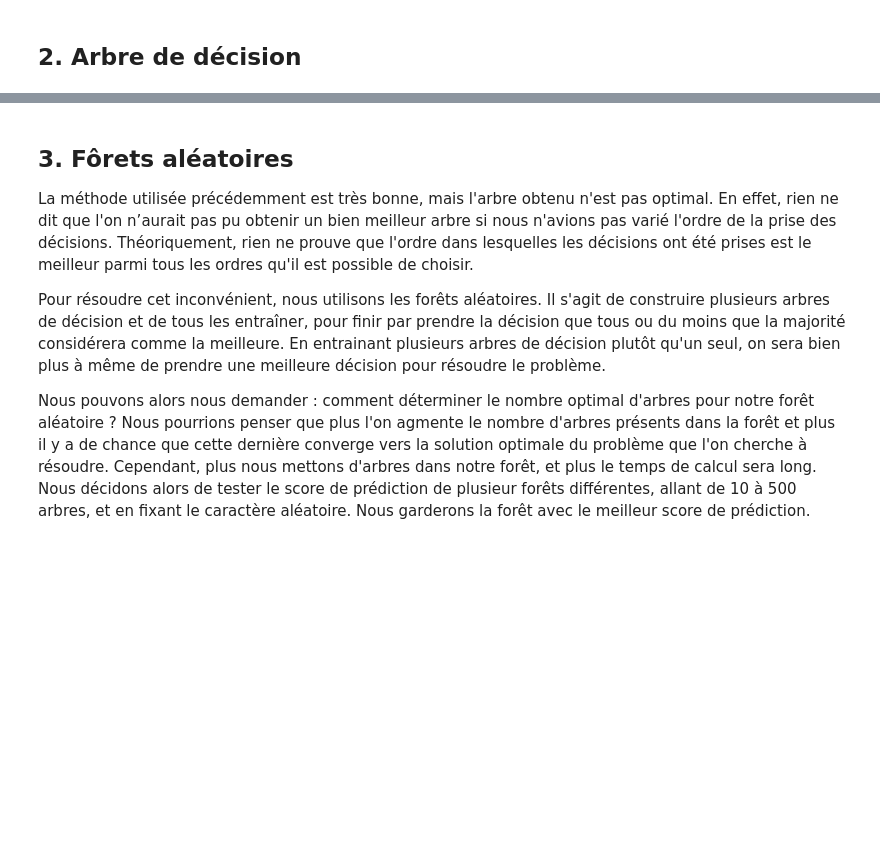
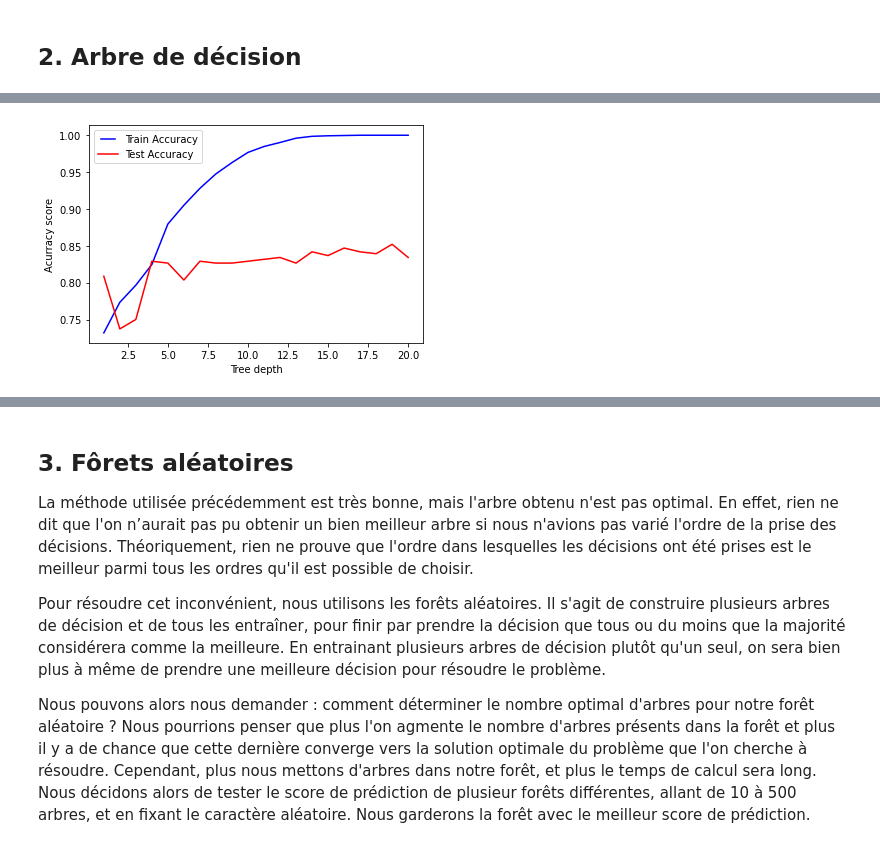
Before and after one commit to sonicosamedy/Projet-Python-Paris1-Pantheon-Sorbonne, a Jupyter notebook: Projet_python.ipynb, the cells around one changed output, grey strips where cells are left out. Saved outputs shown, nothing was run; the diff lists cells and outputs as text; code cells hidden in the pictures; blank space fills up the shorter version.

```diff
--- a/Projet_python.ipynb
+++ b/Projet_python.ipynb
@@ -566,0 +566,22 @@ plt.show()
+# %%
+max_depths = np.linspace(1, 20, 20, endpoint=True)
+
+train_results = []
+test_results = []
+for max_depth in max_depths:
+   dt = DecisionTreeClassifier(max_depth=max_depth)
+   dt.fit(os_data_X, os_data_y)
+
+   train_results.append(dt.score(os_data_X,os_data_y))
+   test_results.append(dt.score(test_X,test_y))
+
+
+from matplotlib.legend_handler import HandlerLine2D
+line1,= plt.plot(max_depths, train_results, "b", label="Train Accuracy")
+line2, = plt.plot(max_depths, test_results, "r", label="Test Accuracy")
+plt.legend(handler_map={line1: HandlerLine2D(numpoints=2)})
+plt.ylabel("Acurracy score")
+plt.xlabel("Tree depth")
+plt.show()
+# %% [output]
+[figure, added]
```
Also changed, not shown: parts of 47 cells of this notebook.
